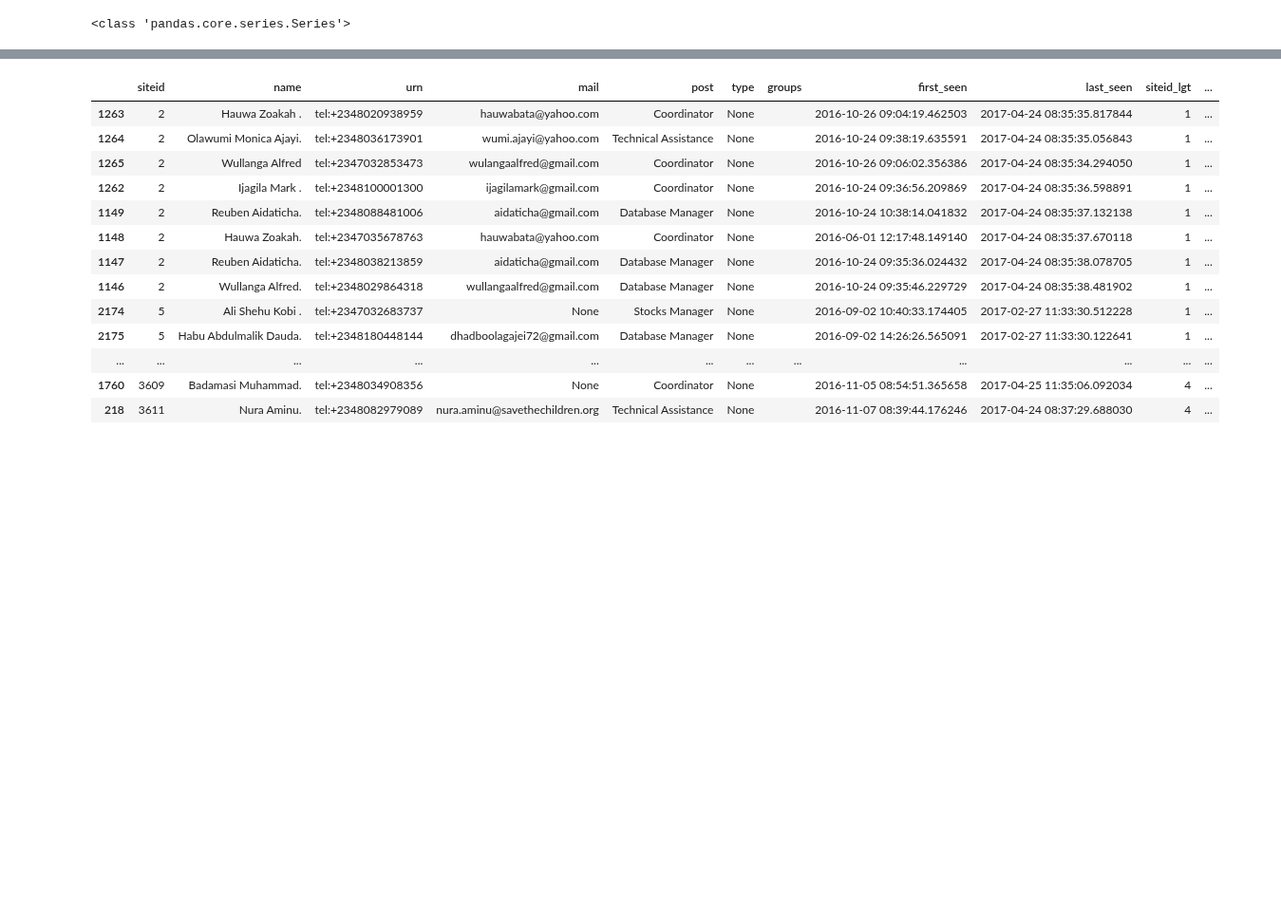
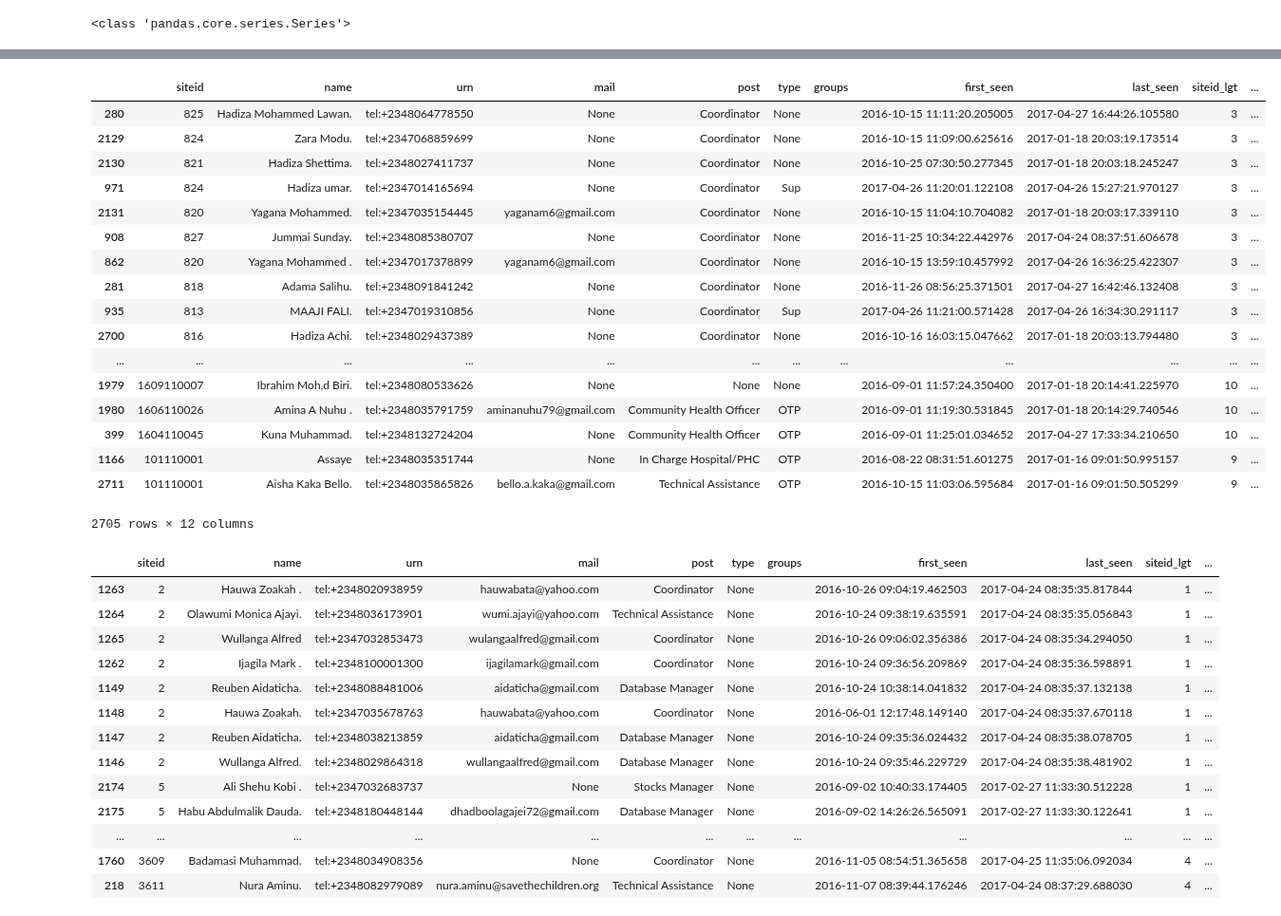
Before and after one commit to RobertJohnston/IMAM, a Jupyter notebook: IMAM Supervision database.ipynb, the cells around one changed output, grey strips where cells are left out. Shown at 95% size. Saved outputs shown, nothing was run; the diff lists cells and outputs as text; code cells hidden in the pictures; blank space fills up the shorter version.

```diff
--- a/IMAM Supervision database.ipynb
+++ b/IMAM Supervision database.ipynb
@@ -269,3 +295,28 @@ Name: siteid, dtype: int64
+# %%
+#df2.query('lga_num==443')
+# gives empty df
+
+# Sort entire df by state_num or lga_num and review
+df2.sort_values(by='state_num', ascending=0)
+# %% [output]
+|  | siteid | name | urn | mail | post | type | groups | first_seen | last_seen | siteid_lgt | ... |
+| 280 | 825 | Hadiza Mohammed Lawan. | tel:+2348064778550 | None | Coordinator | None |  | 2016-10-15 11:11:20.205005 | 2017-04-27 16:44:26.105580 | 3 | ... |
+| 2129 | 824 | Zara Modu. | tel:+2347068859699 | None | Coordinator | None |  | 2016-10-15 11:09:00.625616 | 2017-01-18 20:03:19.173514 | 3 | ... |
+| 2130 | 821 | Hadiza Shettima. | tel:+2348027411737 | None | Coordinator | None |  | 2016-10-25 07:30:50.277345 | 2017-01-18 20:03:18.245247 | 3 | ... |
+| 971 | 824 | Hadiza umar. | tel:+2347014165694 | None | Coordinator | Sup |  | 2017-04-26 11:20:01.122108 | 2017-04-26 15:27:21.970127 | 3 | ... |
+| 2131 | 820 | Yagana Mohammed. | tel:+2347035154445 | yaganam6@gmail.com | Coordinator | None |  | 2016-10-15 11:04:10.704082 | 2017-01-18 20:03:17.339110 | 3 | ... |
+| 908 | 827 | Jummai Sunday. | tel:+2348085380707 | None | Coordinator | None |  | 2016-11-25 10:34:22.442976 | 2017-04-24 08:37:51.606678 | 3 | ... |
+| 862 | 820 | Yagana Mohammed . | tel:+2347017378899 | yaganam6@gmail.com | Coordinator | None |  | 2016-10-15 13:59:10.457992 | 2017-04-26 16:36:25.422307 | 3 | ... |
+| 281 | 818 | Adama Salihu. | tel:+2348091841242 | None | Coordinator | None |  | 2016-11-26 08:56:25.371501 | 2017-04-27 16:42:46.132408 | 3 | ... |
+| 935 | 813 | MAAJI FALI. | tel:+2347019310856 | None | Coordinator | Sup |  | 2017-04-26 11:21:00.571428 | 2017-04-26 16:34:30.291117 | 3 | ... |
+| 2700 | 816 | Hadiza Achi. | tel:+2348029437389 | None | Coordinator | None |  | 2016-10-16 16:03:15.047662 | 2017-01-18 20:03:13.794480 | 3 | ... |
+| ... | ... | ... | ... | ... | ... | ... | ... | ... | ... | ... | ... |
+| 1979 | 1609110007 | Ibrahim Moh,d Biri. | tel:+2348080533626 | None | None | None |  | 2016-09-01 11:57:24.350400 | 2017-01-18 20:14:41.225970 | 10 | ... |
+| 1980 | 1606110026 | Amina A Nuhu . | tel:+2348035791759 | aminanuhu79@gmail.com | Community Health Officer | OTP |  | 2016-09-01 11:19:30.531845 | 2017-01-18 20:14:29.740546 | 10 | ... |
+| 399 | 1604110045 | Kuna Muhammad. | tel:+2348132724204 | None | Community Health Officer | OTP |  | 2016-09-01 11:25:01.034652 | 2017-04-27 17:33:34.210650 | 10 | ... |
+| 1166 | 101110001 | Assaye | tel:+2348035351744 | None | In Charge Hospital/PHC | OTP |  | 2016-08-22 08:31:51.601275 | 2017-01-16 09:01:50.995157 | 9 | ... |
+| 2711 | 101110001 | Aisha Kaka Bello. | tel:+2348035865826 | bello.a.kaka@gmail.com | Technical Assistance | OTP |  | 2016-10-15 11:03:06.595684 | 2017-01-16 09:01:50.505299 | 9 | ... |
+2705 rows × 12 columns
 # %%
 # create db with only supervision staff
 supervision_df = df2[df2['siteid'] <= 3699]
```
Also changed, not shown: parts of 16 cells of this notebook, 2 other files.
